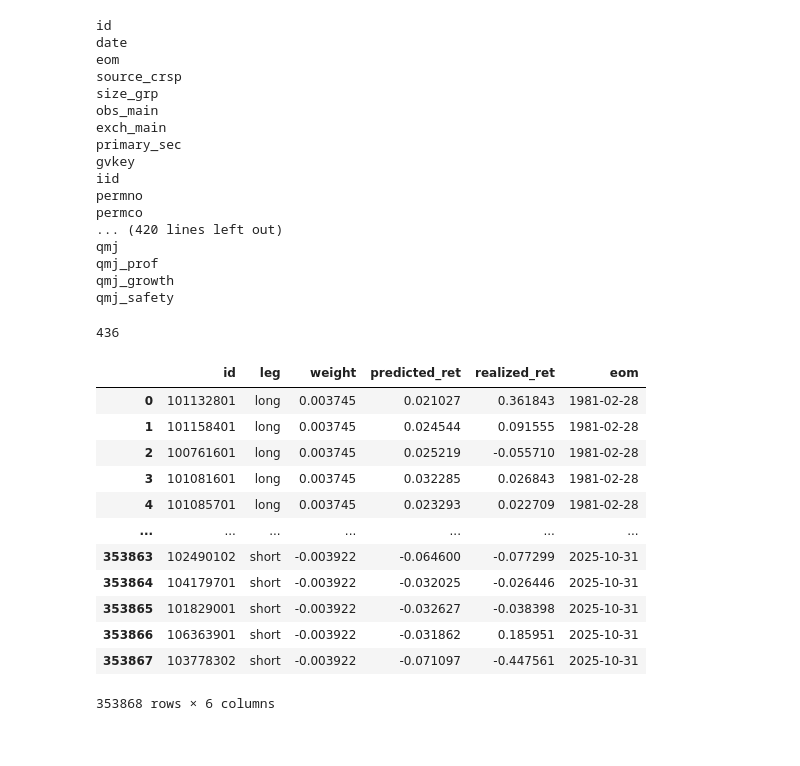
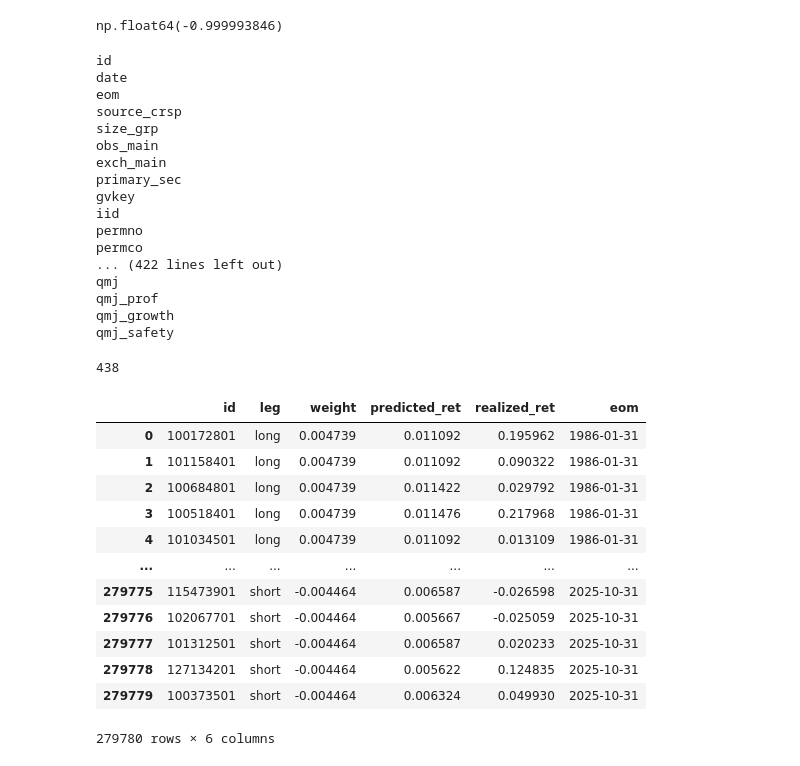
Before and after one commit to JohnnyTung123/MLII, a Jupyter notebook: code/researcher.ipynb, the cells around one changed output. Cells and saved outputs as stored; diff of their text form; code cells hidden in the pictures.

Commit message:
xg_boost_expanding in progress

```diff
--- a/code/researcher.ipynb
+++ b/code/researcher.ipynb
@@ -26,5 +10,9 @@ df
+# %%
+data['ret'].min()
+# %% [output]
+np.float64(-0.999993846)
 # %%
-for col in df.columns.to_list():
+for col in data.columns.to_list():
     print(col)
 # %% [output]
 id
@@ -39,30 +27,30 @@ gvkey
 iid
 permno
 permco
-... (420 lines left out)
+... (422 lines left out)
 qmj
 qmj_prof
 qmj_growth
 qmj_safety
 # %%
-len(df.columns)
+len(data.columns)
 # %% [output]
-436
+438
 # %%
-port = pd.read_csv('../data/backtest/lasso/portfolios.csv')
+port = pd.read_csv('../data/backtest/xgboost_expanding/portfolios.csv')
 port
 # %% [output]
 |  | id | leg | weight | predicted_ret | realized_ret | eom |
-| 0 | 101132801 | long | 0.003745 | 0.021027 | 0.361843 | 1981-02-28 |
-| 1 | 101158401 | long | 0.003745 | 0.024544 | 0.091555 | 1981-02-28 |
-| 2 | 100761601 | long | 0.003745 | 0.025219 | -0.055710 | 1981-02-28 |
-| 3 | 101081601 | long | 0.003745 | 0.032285 | 0.026843 | 1981-02-28 |
-| 4 | 101085701 | long | 0.003745 | 0.023293 | 0.022709 | 1981-02-28 |
+| 0 | 100172801 | long | 0.004739 | 0.011092 | 0.195962 | 1986-01-31 |
+| 1 | 101158401 | long | 0.004739 | 0.011092 | 0.090322 | 1986-01-31 |
+| 2 | 100684801 | long | 0.004739 | 0.011422 | 0.029792 | 1986-01-31 |
+| 3 | 100518401 | long | 0.004739 | 0.011476 | 0.217968 | 1986-01-31 |
+| 4 | 101034501 | long | 0.004739 | 0.011092 | 0.013109 | 1986-01-31 |
 | ... | ... | ... | ... | ... | ... | ... |
-| 353863 | 102490102 | short | -0.003922 | -0.064600 | -0.077299 | 2025-10-31 |
-| 353864 | 104179701 | short | -0.003922 | -0.032025 | -0.026446 | 2025-10-31 |
-| 353865 | 101829001 | short | -0.003922 | -0.032627 | -0.038398 | 2025-10-31 |
-| 353866 | 106363901 | short | -0.003922 | -0.031862 | 0.185951 | 2025-10-31 |
-| 353867 | 103778302 | short | -0.003922 | -0.071097 | -0.447561 | 2025-10-31 |
+| 279775 | 115473901 | short | -0.004464 | 0.006587 | -0.026598 | 2025-10-31 |
+| 279776 | 102067701 | short | -0.004464 | 0.005667 | -0.025059 | 2025-10-31 |
+| 279777 | 101312501 | short | -0.004464 | 0.006587 | 0.020233 | 2025-10-31 |
+| 279778 | 127134201 | short | -0.004464 | 0.005622 | 0.124835 | 2025-10-31 |
+| 279779 | 100373501 | short | -0.004464 | 0.006324 | 0.049930 | 2025-10-31 |
-353868 rows × 6 columns
+279780 rows × 6 columns
 # %%
```
Also changed, not shown: parts of 28 cells of this notebook, 17 other files.
